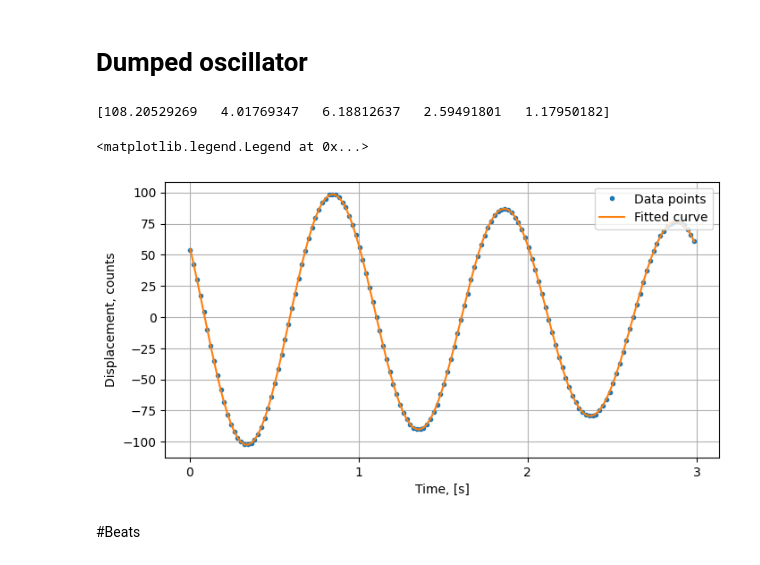
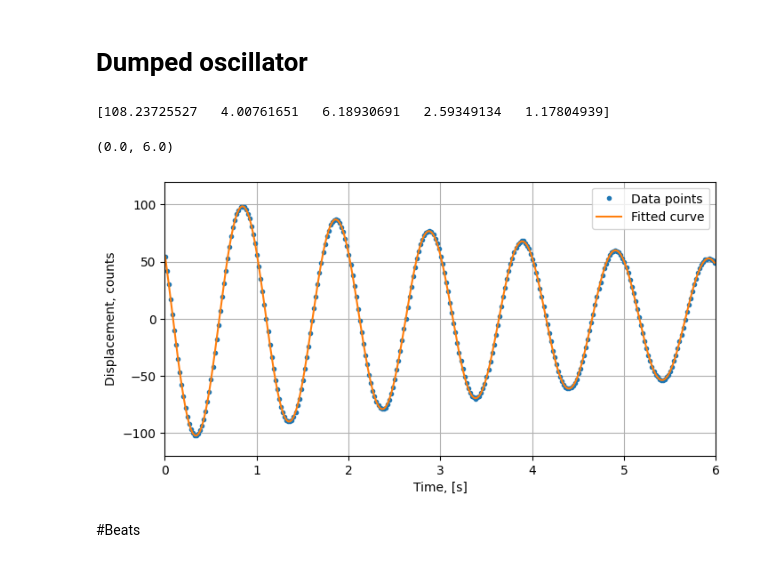
Before and after one commit to evgeny-kolonsky/summer_seminar, a Jupyter notebook: Seminar_part3.ipynb, the cells around one changed output. Saved outputs shown, nothing was run; the diff lists cells and outputs as text; code cells hidden in the pictures.

```diff
--- a/Seminar_part3.ipynb
+++ b/Seminar_part3.ipynb
@@ -412,7 +463,7 @@ url = 'https://raw.githubusercontent.com/tphlabs/data/refs/heads/main/Lab3_CO/Ex
 t, x = np.genfromtxt(url, skip_header=1, usecols=[1,4], delimiter='\t').T
 
 #x -= np.mean(xb)
-mask = (t > 0)  & (t< 3)
+mask = (t > 0)  & (t< 6)
 t = t[mask]
 x = x[mask]
 t = t[::4]
@@ -430,22 +481,24 @@ parameters, _ = curve_fit(harmonic, t, x, p0=initial, bounds=bounds)
 x_expected = harmonic(t, *parameters)
 print(parameters)
 # %% [output]
-[108.20529269   4.01769347   6.18812637   2.59491801   1.17950182]
+[108.23725527   4.00761651   6.18930691   2.59349134   1.17804939]
 # %%
 fig, ax = plt.subplots(figsize=(8,4))
 plt.plot(t, x,'.', label='Data points')
 plt.xlabel('Time, [s]')
 plt.ylabel('Displacement, counts')
 x_expected = harmonic(t, *parameters)
 plt.plot(t, x_expected, label='Fitted curve')
 plt.grid()
 plt.xlabel('Time, [s]')
 plt.ylabel('Displacement, counts')
-plt.gca().set_xticks([0, 1, 2, 3])
+plt.gca().set_xticks([0, 1, 2, 3, 4, 5, 6])
 plt.legend(loc='upper right')
+plt.ylim(-120, 120)
+plt.xlim(0, 6)
 # %% [output]
-<matplotlib.legend.Legend at 0x...>
+(0.0, 6.0)
-[figure, old version]
+[figure, new version]
 # %% [markdown]
 #Beats
 # %%
```
Also changed, not shown: parts of 8 cells of this notebook.
